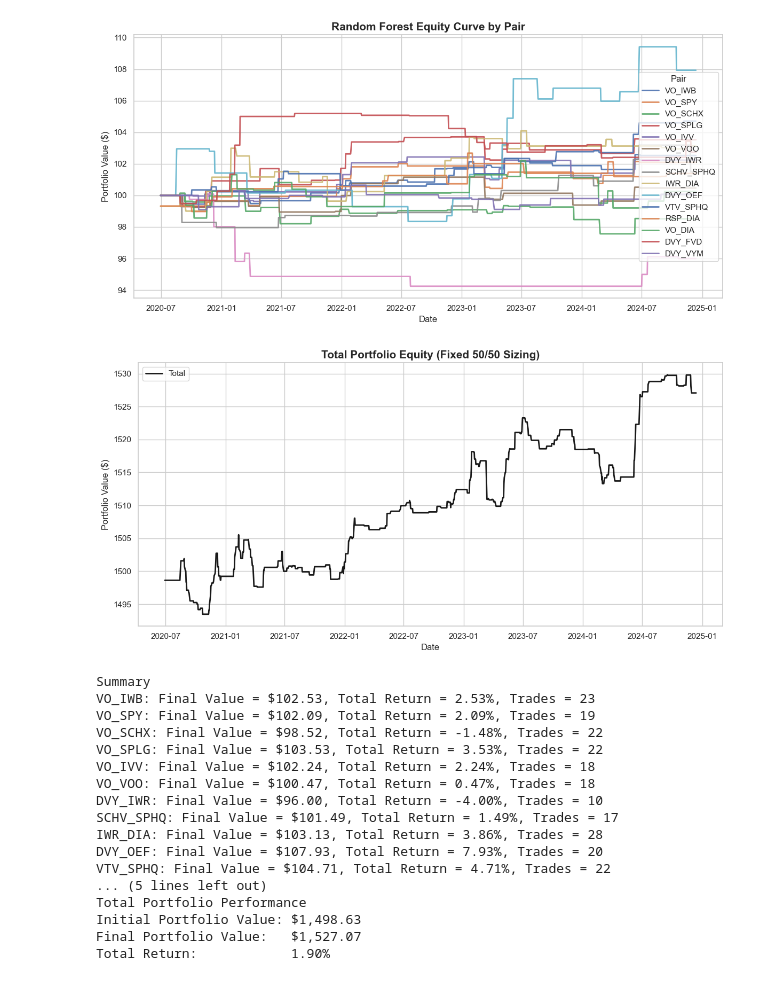
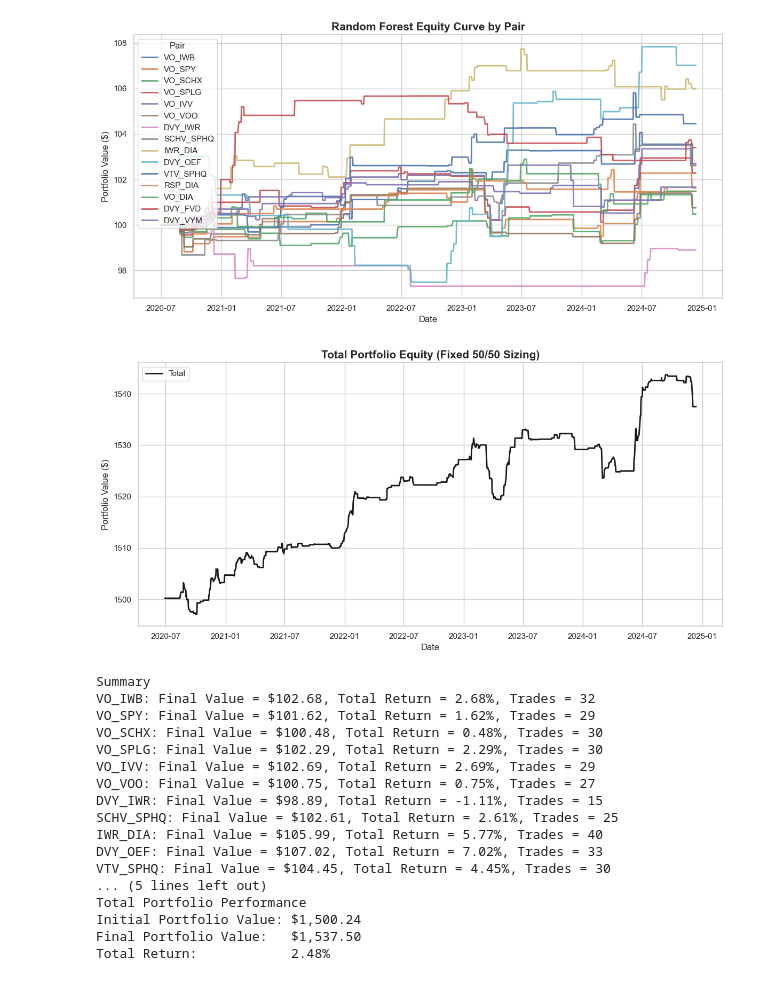
Before and after one commit to akshathp0/etf-pairs-trading, a Jupyter notebook: models/random_forest.ipynb, the cells around one changed output. Saved outputs shown, nothing was run; the diff lists cells and outputs as text; code cells hidden in the pictures.

```diff
--- a/models/random_forest.ipynb
+++ b/models/random_forest.ipynb
@@ -217,12 +187,10 @@ memory usage: 2.7+ MB
 # %%
 import seaborn as sns
-
-test_df = test_df.copy()
 
 def simulate_pair(
     pair_df,
     initial_cash_per_pair = 100.0,
-    holding_period = 10,
+    holding_period = 5,
     entry_threshold = 1.8,
     use_compounding = True
 ):
@@ -349,52 +317,52 @@ sns.lineplot(
     label = "Total",
     color = "black",
     linewidth = 2,
     alpha = 0.9
 )
 plt.title("Total Portfolio Equity (Fixed 50/50 Sizing)", fontsize=15, weight="bold")
 plt.xlabel("Date", fontsize=12)
 plt.ylabel("Portfolio Value ($)", fontsize=12)
 plt.legend(frameon=True)
 plt.grid(True)
 plt.tight_layout()
 plt.show()
 
 print("Summary")
 for result in pair_results:
     print(f"{result['pair']}: Final Value = ${result['final_value']:.2f}, "
           f"Total Return = {result['total_return']:.2f}%, Trades = {result['n_trades']}")
 
 
 initial_total_value = combined_equity.iloc[0]
 final_total_value = combined_equity.iloc[-1]
 total_return_pct = (final_total_value - initial_total_value) / initial_total_value * 100
 
 print("\nTotal Portfolio Performance")
 print(f"Initial Portfolio Value: ${initial_total_value:,.2f}")
 print(f"Final Portfolio Value:   ${final_total_value:,.2f}")
 print(f"Total Return:            {total_return_pct:.2f}%")
 
 combined_equity.to_csv("equity_curves/random_forest_equity.csv", header=["Portfolio Value"])
 # %% [output]
-[figure, old version]
+[figure, new version]
-[figure, old version]
+[figure, new version]
 Summary
-VO_IWB: Final Value = $102.53, Total Return = 2.53%, Trades = 23
-VO_SPY: Final Value = $102.09, Total Return = 2.09%, Trades = 19
-VO_SCHX: Final Value = $98.52, Total Return = -1.48%, Trades = 22
-VO_SPLG: Final Value = $103.53, Total Return = 3.53%, Trades = 22
-VO_IVV: Final Value = $102.24, Total Return = 2.24%, Trades = 18
-VO_VOO: Final Value = $100.47, Total Return = 0.47%, Trades = 18
-DVY_IWR: Final Value = $96.00, Total Return = -4.00%, Trades = 10
-SCHV_SPHQ: Final Value = $101.49, Total Return = 1.49%, Trades = 17
-IWR_DIA: Final Value = $103.13, Total Return = 3.86%, Trades = 28
-DVY_OEF: Final Value = $107.93, Total Return = 7.93%, Trades = 20
-VTV_SPHQ: Final Value = $104.71, Total Return = 4.71%, Trades = 22
+VO_IWB: Final Value = $102.68, Total Return = 2.68%, Trades = 32
+VO_SPY: Final Value = $101.62, Total Return = 1.62%, Trades = 29
+VO_SCHX: Final Value = $100.48, Total Return = 0.48%, Trades = 30
+VO_SPLG: Final Value = $102.29, Total Return = 2.29%, Trades = 30
+VO_IVV: Final Value = $102.69, Total Return = 2.69%, Trades = 29
+VO_VOO: Final Value = $100.75, Total Return = 0.75%, Trades = 27
+DVY_IWR: Final Value = $98.89, Total Return = -1.11%, Trades = 15
+SCHV_SPHQ: Final Value = $102.61, Total Return = 2.61%, Trades = 25
+IWR_DIA: Final Value = $105.99, Total Return = 5.77%, Trades = 40
+DVY_OEF: Final Value = $107.02, Total Return = 7.02%, Trades = 33
+VTV_SPHQ: Final Value = $104.45, Total Return = 4.45%, Trades = 30
 ... (5 lines left out)
 Total Portfolio Performance
-Initial Portfolio Value: $1,498.63
-Final Portfolio Value:   $1,527.07
-Total Return:            1.90%
+Initial Portfolio Value: $1,500.24
+Final Portfolio Value:   $1,537.50
+Total Return:            2.48%
 # %%
 def compute_sharpe_ratio(equity_series):
     daily_returns = equity_series.pct_change().dropna()
```
Also changed, not shown: parts of 4 cells of this notebook, 3 other files.
